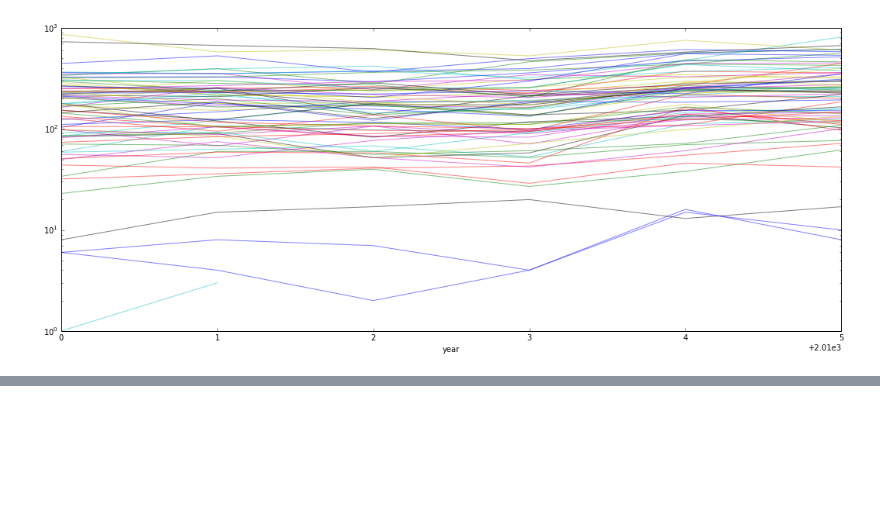
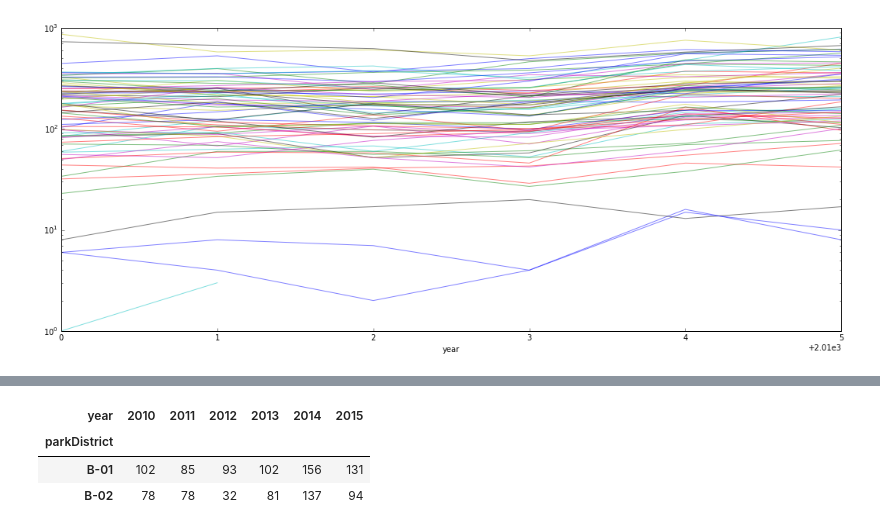
Before and after one commit to gdobler/parqa, a Jupyter notebook: 311/5_Calls_TImeseries.ipynb, the cells around one changed output, grey strips where cells are left out. Cells and saved outputs as stored; diff of their text form; code cells hidden in the pictures; blank space fills up the shorter version.

```diff
--- a/311/5_Calls_TImeseries.ipynb
+++ b/311/5_Calls_TImeseries.ipynb
@@ -44,0 +69,11 @@ ts.transpose().plot( figsize=(18,7), legend=0, alpha=.5,logy=1);
+# %%
+p_calls = calls[(calls.Descriptor.isin(['Garbage or Litter','Broken Glass','Graffiti or Vandalism','Snow or Ice']))]
+# %%
+ts_p = p_calls.groupby(['parkDistrict','year']).size().unstack()
+ts_p.to_csv(PARQA + '/parqa/311/TIMESERIES/311_timeseries_precize.csv')
+ts_p.head(2)
+# %% [output]
+| year | 2010 | 2011 | 2012 | 2013 | 2014 | 2015 |
+| parkDistrict |  |  |  |  |  |  |
+| B-01 | 102 | 85 | 93 | 102 | 156 | 131 |
+| B-02 | 78 | 78 | 32 | 81 | 137 | 94 |
```
Also changed, not shown: parts of 8 cells of this notebook, 3 other files.
